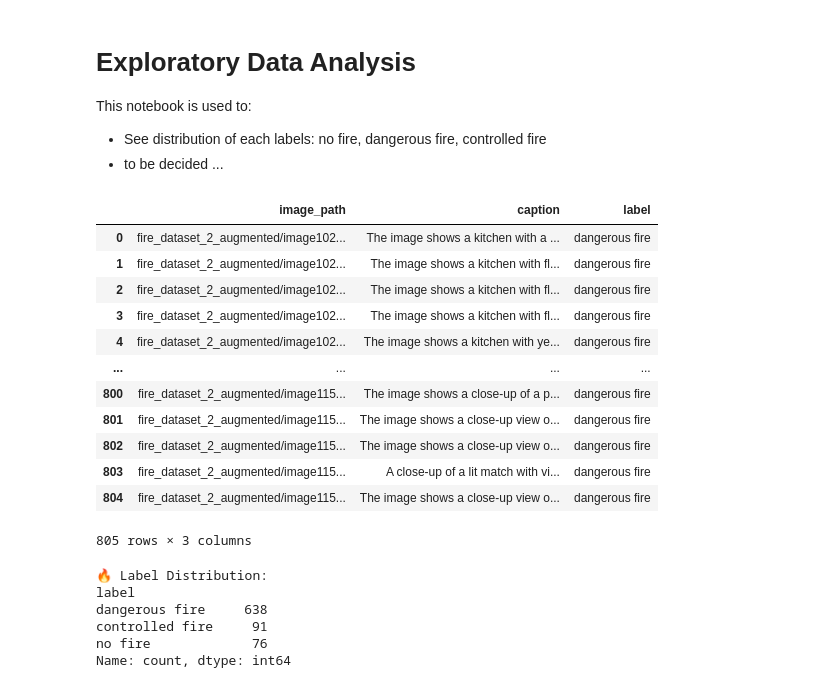
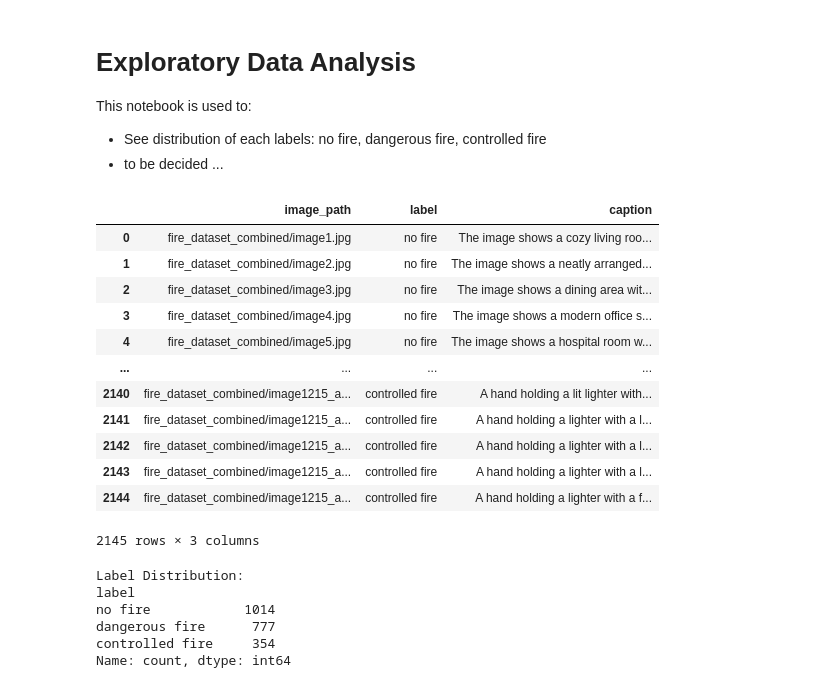
Before and after one commit to tmdeptrai/ContextFire-VLM, a Jupyter notebook: 5_eda.ipynb, the cells around one changed output. Drawn from its saved outputs; the diff is of its cells as text; code cells hidden in the pictures.

```diff
--- a/5_eda.ipynb
+++ b/5_eda.ipynb
@@ -6,30 +6,30 @@ This notebook is used to:
 - to be decided ...
 # %%
 import pandas as pd
-df = pd.read_csv("fire_image_captions_sorted.csv")
+df = pd.read_csv("fire_captions_combined.csv")
 df
 # %% [output]
-|  | image_path | caption | label |
-| 0 | fire_dataset_2_augmented/image102... | The image shows a kitchen with a ... | dangerous fire |
-| 1 | fire_dataset_2_augmented/image102... | The image shows a kitchen with fl... | dangerous fire |
-| 2 | fire_dataset_2_augmented/image102... | The image shows a kitchen with fl... | dangerous fire |
-| 3 | fire_dataset_2_augmented/image102... | The image shows a kitchen with fl... | dangerous fire |
-| 4 | fire_dataset_2_augmented/image102... | The image shows a kitchen with ye... | dangerous fire |
+|  | image_path | label | caption |
+| 0 | fire_dataset_combined/image1.jpg | no fire | The image shows a cozy living roo... |
+| 1 | fire_dataset_combined/image2.jpg | no fire | The image shows a neatly arranged... |
+| 2 | fire_dataset_combined/image3.jpg | no fire | The image shows a dining area wit... |
+| 3 | fire_dataset_combined/image4.jpg | no fire | The image shows a modern office s... |
+| 4 | fire_dataset_combined/image5.jpg | no fire | The image shows a hospital room w... |
 | ... | ... | ... | ... |
-| 800 | fire_dataset_2_augmented/image115... | The image shows a close-up of a p... | dangerous fire |
-| 801 | fire_dataset_2_augmented/image115... | The image shows a close-up view o... | dangerous fire |
-| 802 | fire_dataset_2_augmented/image115... | The image shows a close-up view o... | dangerous fire |
-| 803 | fire_dataset_2_augmented/image115... | A close-up of a lit match with vi... | dangerous fire |
-| 804 | fire_dataset_2_augmented/image115... | The image shows a close-up view o... | dangerous fire |
+| 2140 | fire_dataset_combined/image1215_a... | controlled fire | A hand holding a lit lighter with... |
+| 2141 | fire_dataset_combined/image1215_a... | controlled fire | A hand holding a lighter with a l... |
+| 2142 | fire_dataset_combined/image1215_a... | controlled fire | A hand holding a lighter with a l... |
+| 2143 | fire_dataset_combined/image1215_a... | controlled fire | A hand holding a lighter with a l... |
+| 2144 | fire_dataset_combined/image1215_a... | controlled fire | A hand holding a lighter with a f... |
-805 rows × 3 columns
+2145 rows × 3 columns
 # %%
 label_counts = df['label'].value_counts()
-print("🔥 Label Distribution:")
+print("Label Distribution:")
 print(label_counts)
 # %% [output]
-🔥 Label Distribution:
+Label Distribution:
 label
-dangerous fire     638
-controlled fire     91
-no fire             76
+no fire            1014
+dangerous fire      777
+controlled fire     354
 Name: count, dtype: int64
```
Also changed, not shown: parts of 3 cells of this notebook, 1 other file.
